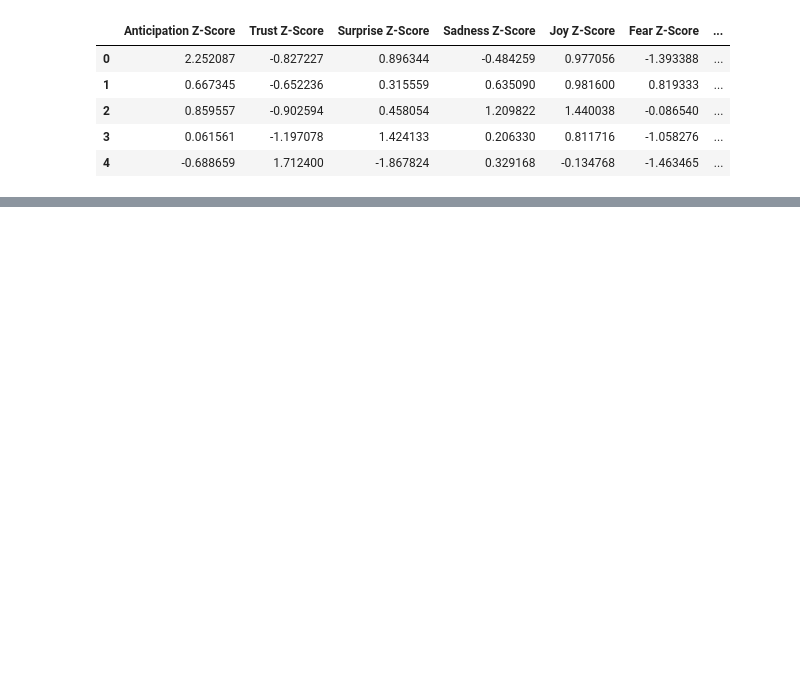
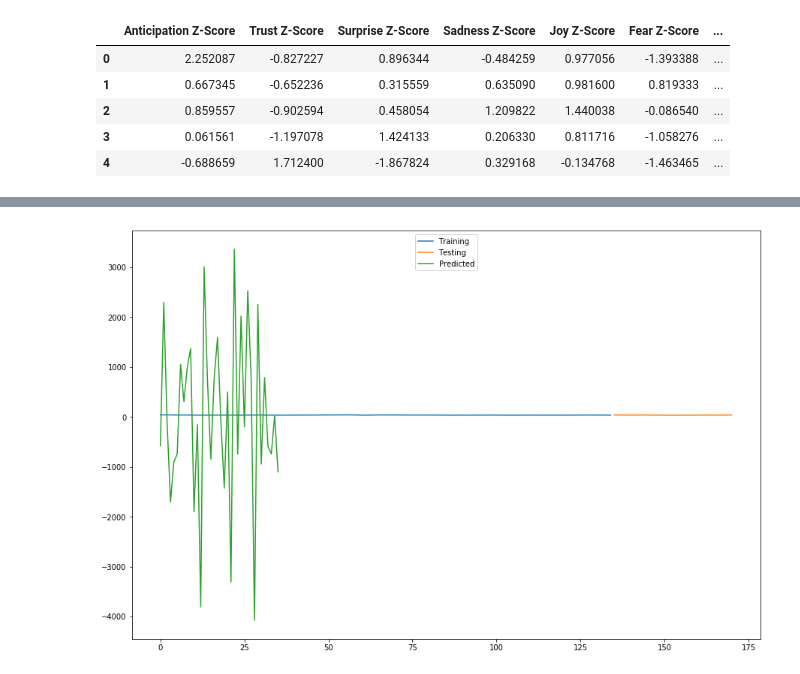
Before and after one commit to suvir-c/psyc-626, a Jupyter notebook: time-series-analysis/Auto Arima Model.ipynb, the cells around one changed output, grey strips where cells are left out. Saved outputs shown, nothing was run; the diff lists cells and outputs as text; code cells hidden in the pictures; blank space fills up the shorter version.

```diff
--- a/time-series-analysis/Auto Arima Model.ipynb
+++ b/time-series-analysis/Auto Arima Model.ipynb
@@ -226,3 +222,11 @@ Statespace Model Results
 | Prob(H) (two-sided): | 0.06 | Kurtosis: | 2.93 |
 Warnings:
 [1] Covariance matrix calculated using the outer product of gradients (complex-step).
+# %%
+training_approvals = truncated_approvals[:135]
+test_approvals = truncated_approvals[135:]
+training_data = all_data_df[:135]
+test_data = all_data_df[135:]
+print(len(training_approvals), len(test_approvals), len(training_data), len(test_data))
+print(len(training_data.columns))
+training_approvals.head()
@@ -228,0 +242,3 @@ Warnings:
+# %%
+partial_model = auto_arima(training_approvals, exogenous=training_data, start_p=1, start_q=1, start_P=1, start_Q=1,
+                           max_p=5, max_q=5, max_P=5, max_Q=5, seasonal=True, stepwise=True)
@@ -228,0 +279,4 @@ Warnings:
+# %%
+# test_data = test_data.reset_index(drop=True)
+prediction = pd.DataFrame(partial_model.predict(n_periods=36, exogenous=test_data))
+prediction.columns=['Predicted Approval Rating']
@@ -228,0 +292,10 @@ Warnings:
+# %%
+import matplotlib.pyplot as plt
+plt.figure(figsize=(15,10))
+plt.plot(training_approvals, label='Training')
+plt.plot(test_approvals, label='Testing')
+plt.plot(prediction, label='Predicted')
+plt.legend(loc='upper center')
+plt.show()
+# %% [output]
+[figure, added]
```
Also changed, not shown: parts of 9 cells of this notebook, 8 other files.
